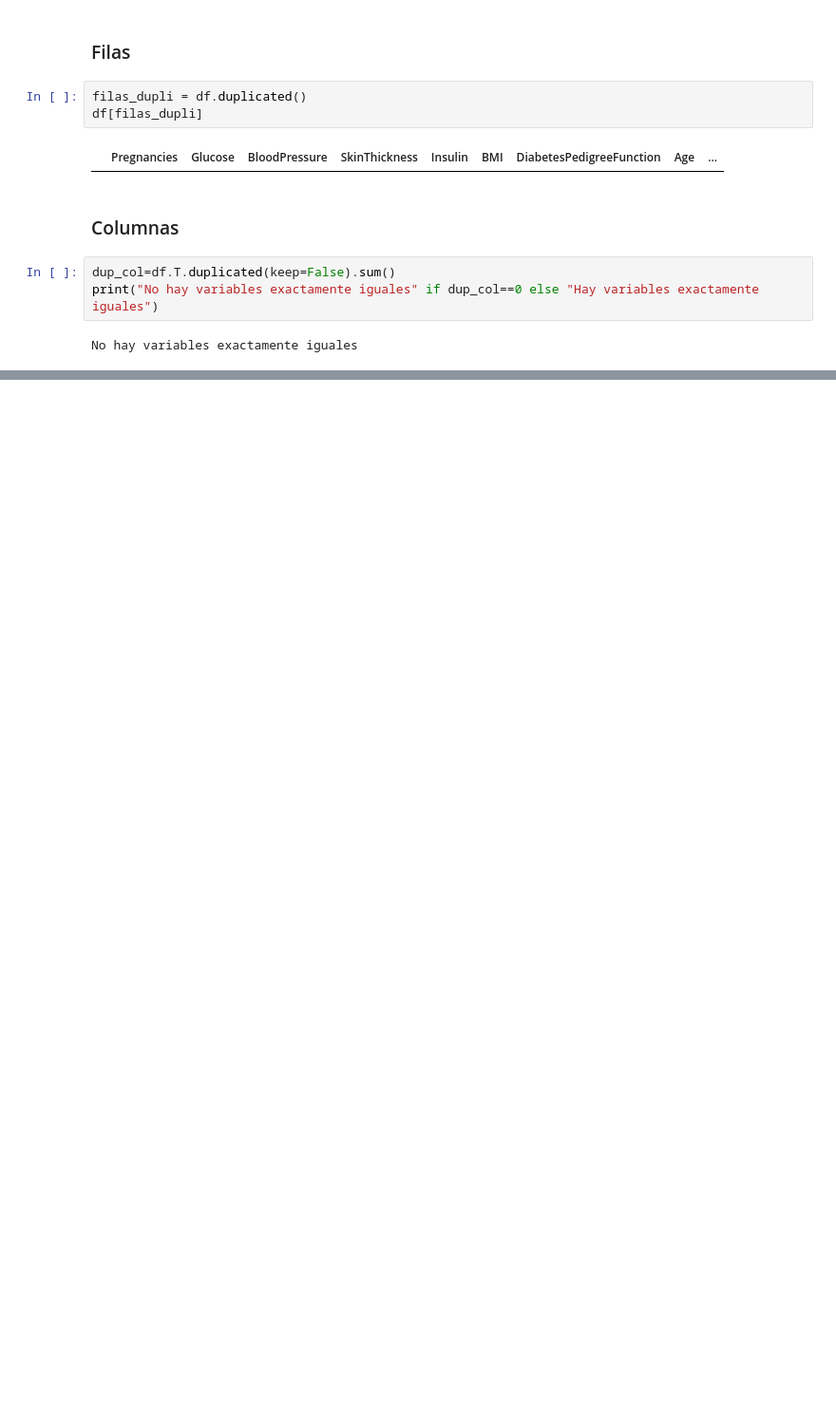
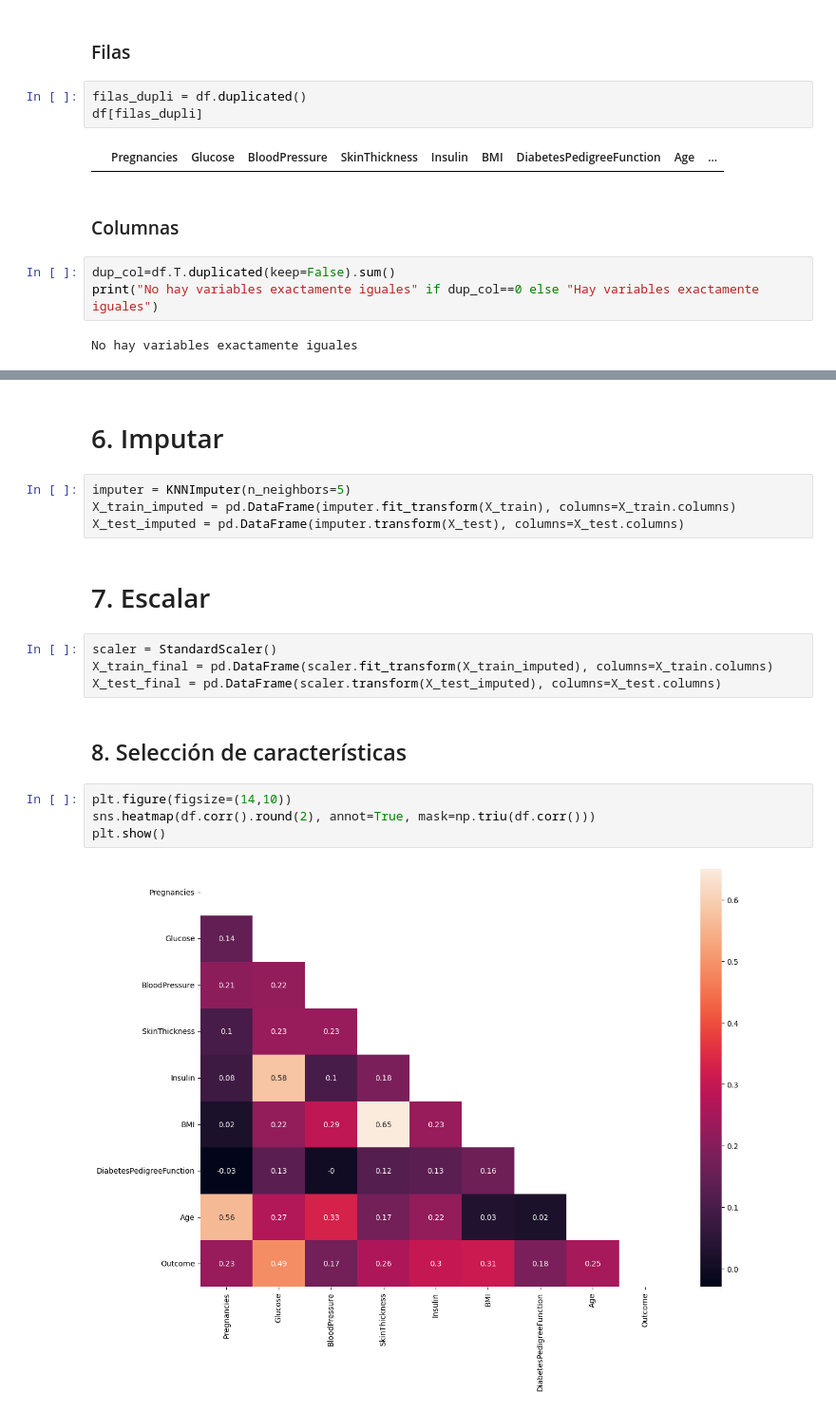
Before and after one commit to 4GeeksAcademy/steven10015-intro-ml, a Jupyter notebook: src/04-decission-tree.ipynb, the cells around one changed output, grey strips where cells are left out. Shown at 95% size. Saved outputs shown, nothing was run; the diff lists cells and outputs as text; blank space fills up the shorter version.

```diff
--- a/src/04-decission-tree.ipynb
+++ b/src/04-decission-tree.ipynb
@@ -143,0 +177,20 @@ NameError: name 'joblib' is not defined
+# %% [markdown]
+# 6. Imputar
+# %%
+imputer = KNNImputer(n_neighbors=5)
+X_train_imputed = pd.DataFrame(imputer.fit_transform(X_train), columns=X_train.columns)
+X_test_imputed = pd.DataFrame(imputer.transform(X_test), columns=X_test.columns)
+# %% [markdown]
+# 7. Escalar
+# %%
+scaler = StandardScaler()
+X_train_final = pd.DataFrame(scaler.fit_transform(X_train_imputed), columns=X_train.columns)
+X_test_final = pd.DataFrame(scaler.transform(X_test_imputed), columns=X_test.columns)
+# %% [markdown]
+## 8. Selección de características
+# %%
+plt.figure(figsize=(14,10))
+sns.heatmap(df.corr().round(2), annot=True, mask=np.triu(df.corr()))
+plt.show()
+# %% [output]
+[figure, added]
```
Also changed, not shown: parts of 44 cells of this notebook, 2 other files.
